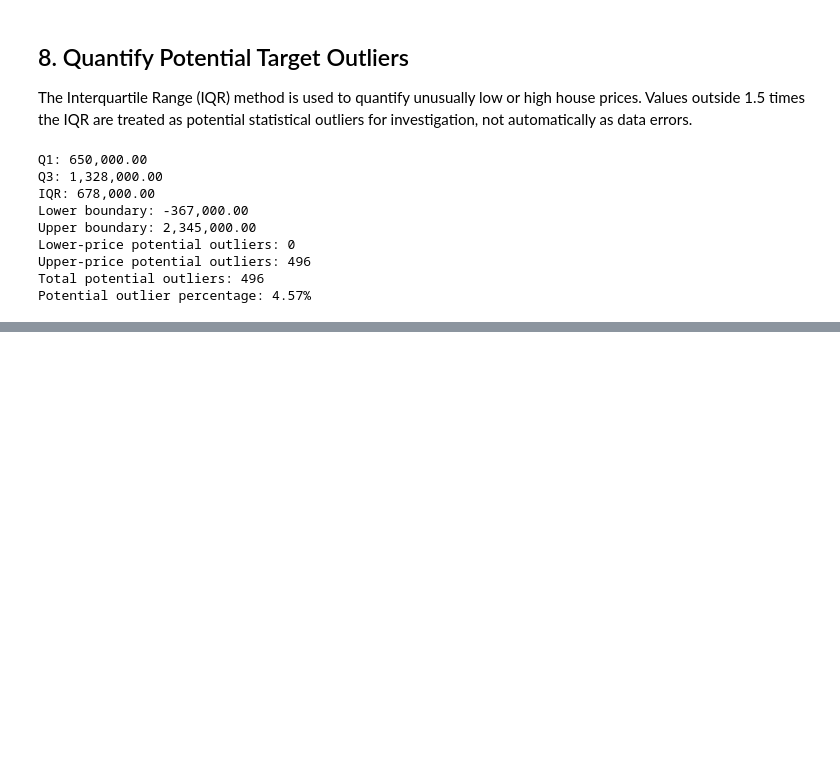
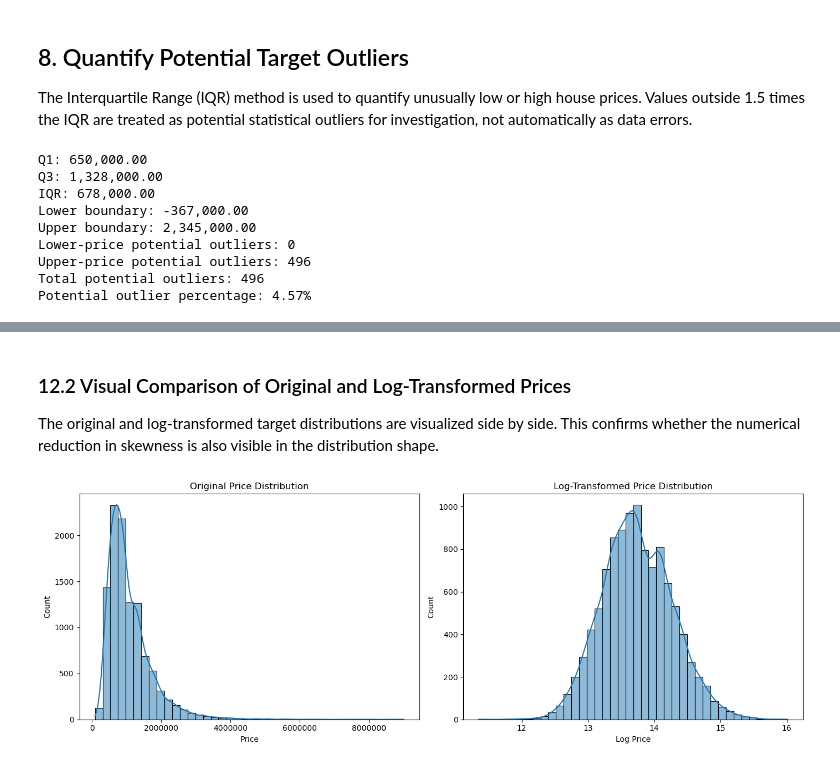
Before and after one commit to WaqasGurmani/house-price-linear-models, a Jupyter notebook: notebooks/02_eda_and_data_quality.ipynb, the cells around one changed output, grey strips where cells are left out. Cells and saved outputs as stored; diff of their text form; code cells hidden in the pictures; blank space fills up the shorter version.

Commit message:
Extend EDA with target transformation and data quality analysis

```diff
--- a/notebooks/02_eda_and_data_quality.ipynb
+++ b/notebooks/02_eda_and_data_quality.ipynb
@@ -213,0 +358,5 @@ Potential outlier percentage: 4.57%
+# %%
+log_price = np.log1p(train_df["Price"])
+
+print(f"Original Price skewness: {train_df['Price'].skew():.4f}")
+print(f"Log Price skewness: {log_price.skew():.4f}")
@@ -213,0 +370,26 @@ Potential outlier percentage: 4.57%
+# %% [markdown]
+### 12.2 Visual Comparison of Original and Log-Transformed Prices
+
+The original and log-transformed target distributions are visualized side by side. This confirms whether the numerical reduction in skewness is also visible in the distribution shape.
+# %%
+fig, axes = plt.subplots(1, 2, figsize=(14, 5))
+
+sns.histplot(train_df["Price"], bins=40, kde=True, ax=axes[0])
+axes[0].set_title("Original Price Distribution")
+axes[0].ticklabel_format(style="plain", axis="x")
+
+sns.histplot(log_price, bins=40, kde=True, ax=axes[1])
+axes[1].set_title("Log-Transformed Price Distribution")
+axes[1].set_xlabel("Log Price")
+
+plt.tight_layout()
+
+plt.savefig(
+    figures_path / "original_vs_log_price_distribution.png",
+    dpi=300,
+    bbox_inches="tight"
+)
+
+plt.show()
+# %% [output]
+[figure, added]
```
Also changed, not shown: parts of 38 cells of this notebook, 1 other file.
